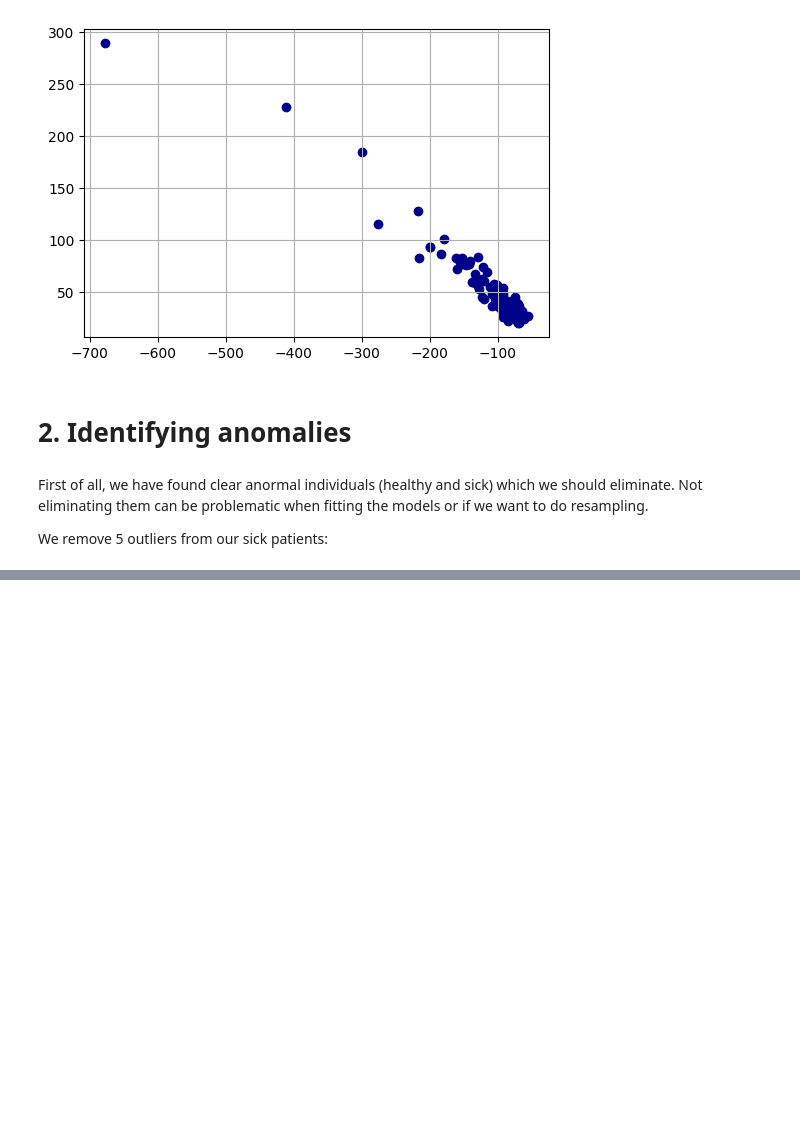
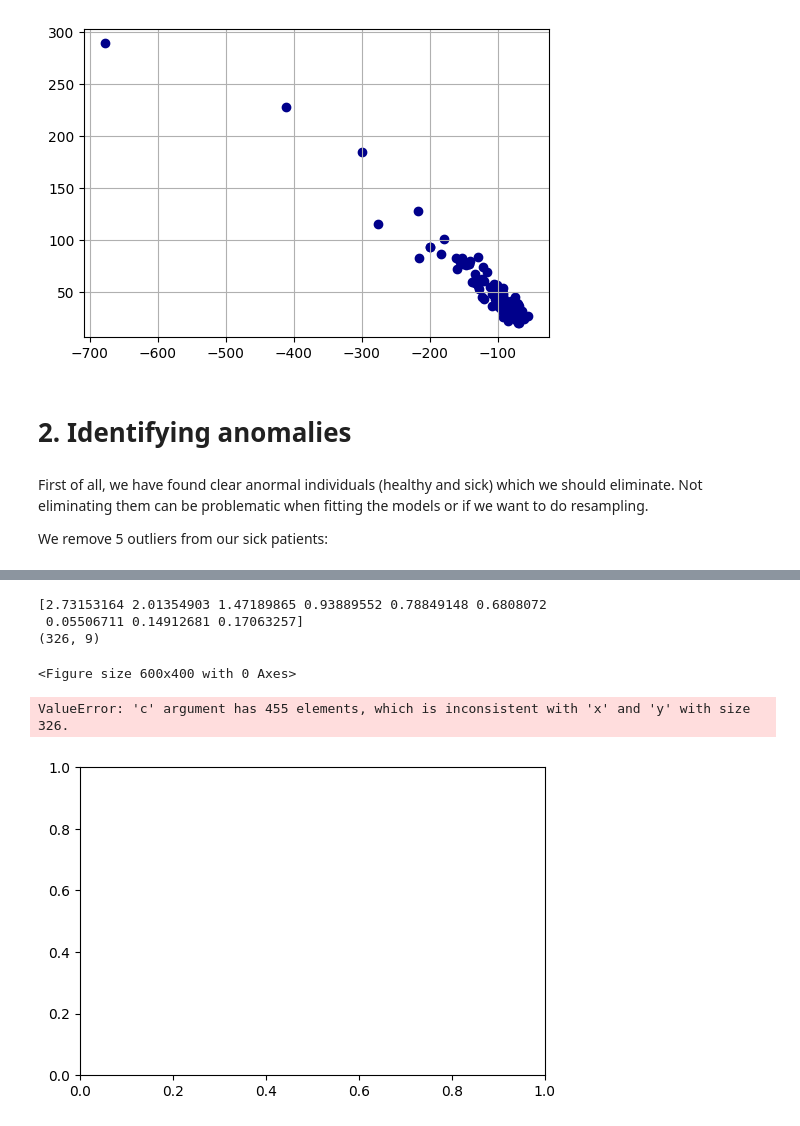
Before and after one commit to SrChen6/AA1-Competition, a Jupyter notebook: preprocessing-v2.ipynb, the cells around one changed output, grey strips where cells are left out. Saved outputs shown, nothing was run; the diff lists cells and outputs as text; code cells hidden in the pictures; blank space fills up the shorter version.

```diff
--- a/preprocessing-v2.ipynb
+++ b/preprocessing-v2.ipynb
@@ -179,0 +196,24 @@ _ = plt.grid()
+# %%
+sicknumdata_v1 = numdata_v1[data_v1['Target'] == 0]
+corr = sicknumdata_v1.corr()
+
+eigs, U = np.linalg.eig(corr)
+sick_pca = sicknumdata_v1 @ U
+
+print(eigs)
+print(sick_pca.shape)
+
+x = sick_pca.loc[:, 0]
+y = sick_pca.loc[:, 1]
+z = sick_pca.loc[:, 2]
+
+plt.figure(figsize = (6, 4))
+_ = plt.scatter(x = x, y = y, c = data_v1['Target'], cmap = "RdBu")
+_ = plt.grid()
+# %% [output]
+[2.73153164 2.01354903 1.47189865 0.93889552 0.78849148 0.6808072
+ 0.05506711 0.14912681 0.17063257]
+(326, 9)
+<Figure size 600x400 with 0 Axes>
+ValueError: 'c' argument has 455 elements, which is inconsistent with 'x' and 'y' with size 326.
+[figure, added]
```
Also changed, not shown: parts of 2 cells of this notebook, 2 other files.
